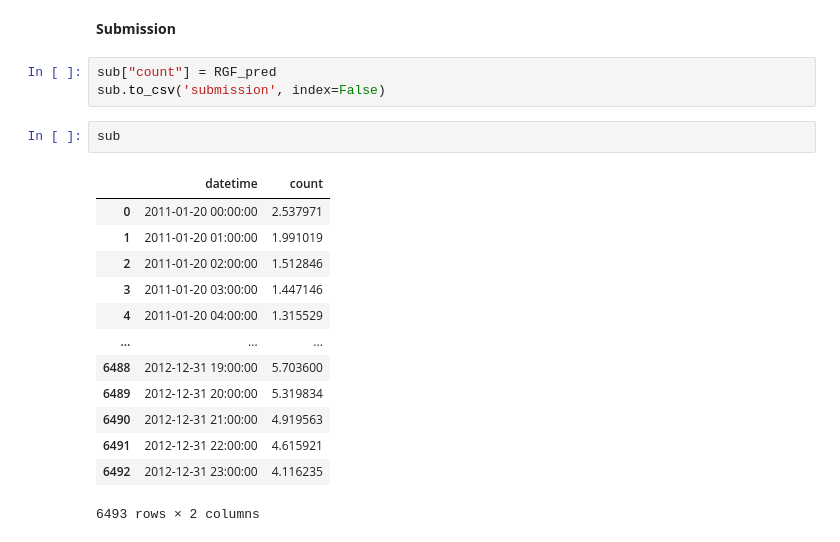
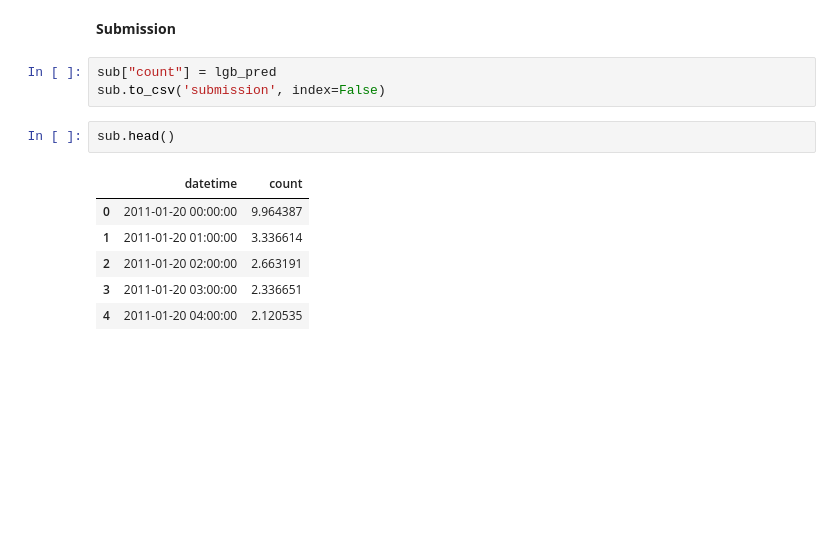
Before and after one commit to NagaoTadashi/Bike-sharing-demand, a Jupyter notebook: bike-sharing-demand.ipynb, the cells around one changed output. Saved outputs shown, nothing was run; the diff lists cells and outputs as text; blank space fills up the shorter version.

```diff
--- a/bike-sharing-demand.ipynb
+++ b/bike-sharing-demand.ipynb
@@ -306,21 +306,14 @@ GBR_pred = model.predict(test)
 # %% [markdown]
 **Submission**
 # %%
-sub["count"] = RGF_pred
+sub["count"] = lgb_pred
 sub.to_csv('submission', index=False)
 # %%
-sub
+sub.head()
 # %% [output]
 |  | datetime | count |
-| 0 | 2011-01-20 00:00:00 | 2.537971 |
-| 1 | 2011-01-20 01:00:00 | 1.991019 |
-| 2 | 2011-01-20 02:00:00 | 1.512846 |
-| 3 | 2011-01-20 03:00:00 | 1.447146 |
-| 4 | 2011-01-20 04:00:00 | 1.315529 |
-| ... | ... | ... |
-| 6488 | 2012-12-31 19:00:00 | 5.703600 |
-| 6489 | 2012-12-31 20:00:00 | 5.319834 |
-| 6490 | 2012-12-31 21:00:00 | 4.919563 |
-| 6491 | 2012-12-31 22:00:00 | 4.615921 |
-| 6492 | 2012-12-31 23:00:00 | 4.116235 |
+| 0 | 2011-01-20 00:00:00 | 9.964387 |
+| 1 | 2011-01-20 01:00:00 | 3.336614 |
+| 2 | 2011-01-20 02:00:00 | 2.663191 |
+| 3 | 2011-01-20 03:00:00 | 2.336651 |
+| 4 | 2011-01-20 04:00:00 | 2.120535 |
-6493 rows × 2 columns
```
Also changed, not shown: parts of 3 cells of this notebook.
